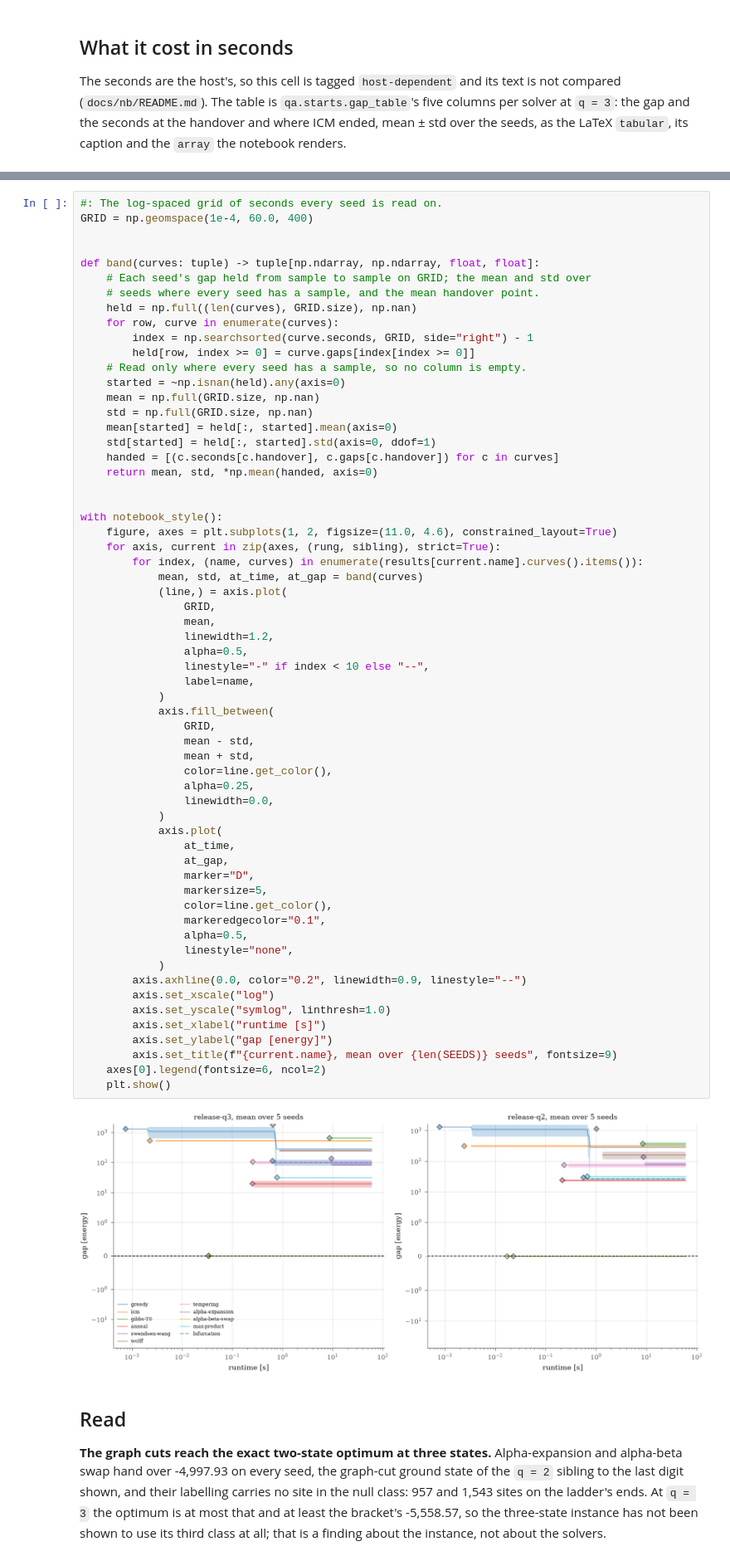
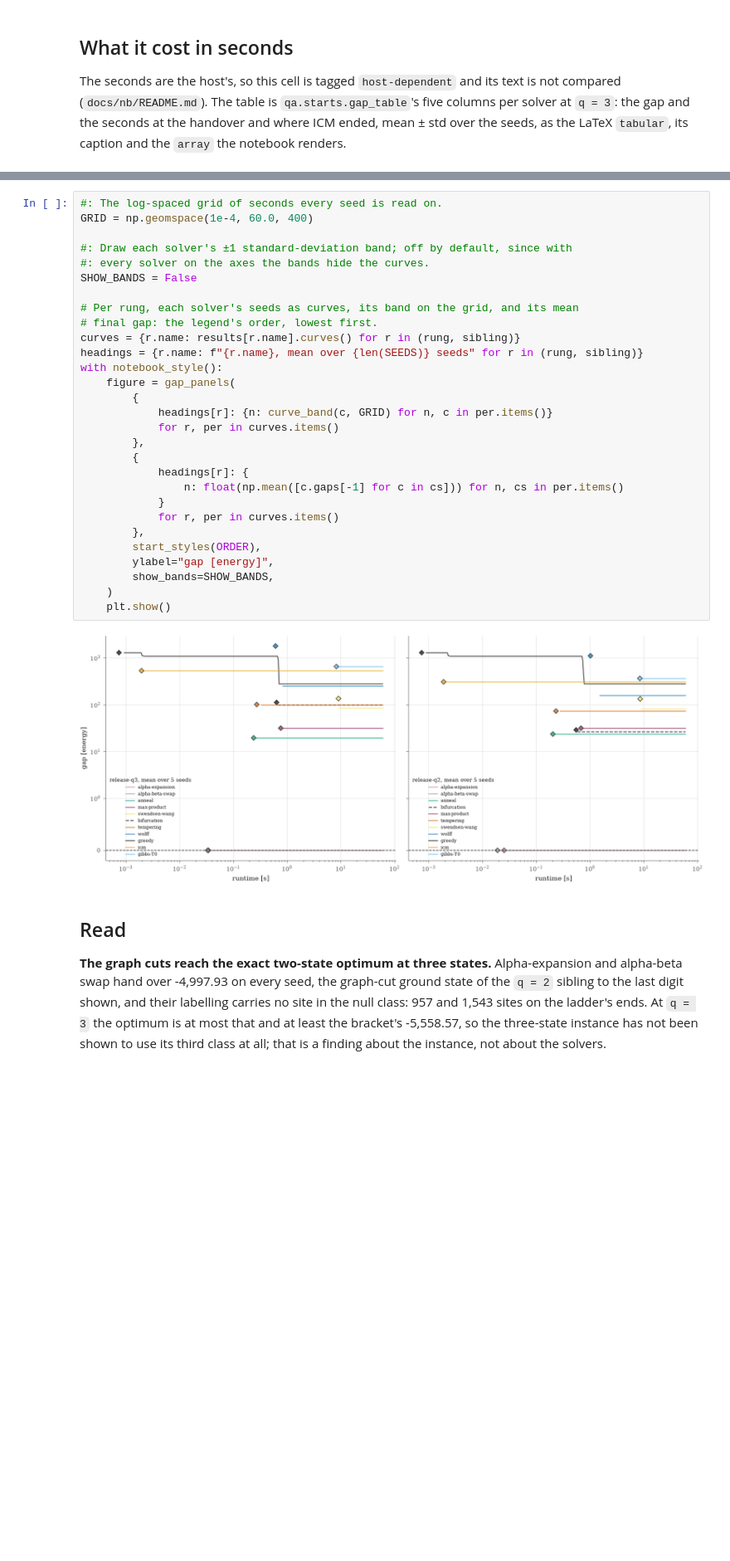
Before and after one commit to michaelJwilson/snakes_and_ladders, a Jupyter notebook: docs/nb/potts_starts.ipynb, the cells around one changed output, grey strips where cells are left out. Shown at 83% size. Drawn from its saved outputs; the diff is of its cells as text; blank space fills up the shorter version.

```diff
--- a/docs/nb/potts_starts.ipynb
+++ b/docs/nb/potts_starts.ipynb
@@ -349,66 +357,34 @@ on it. The x axis is a wall clock, so the cell is tagged `host-dependent`.
 # %%
 #: The log-spaced grid of seconds every seed is read on.
 GRID = np.geomspace(1e-4, 60.0, 400)
 
+#: Draw each solver's ±1 standard-deviation band; off by default, since with
+#: every solver on the axes the bands hide the curves.
+SHOW_BANDS = False
 
-def band(curves: tuple) -> tuple[np.ndarray, np.ndarray, float, float]:
-    # Each seed's gap held from sample to sample on GRID; the mean and std over
-    # seeds where every seed has a sample, and the mean handover point.
-    held = np.full((len(curves), GRID.size), np.nan)
-    for row, curve in enumerate(curves):
-        index = np.searchsorted(curve.seconds, GRID, side="right") - 1
-        held[row, index >= 0] = curve.gaps[index[index >= 0]]
-    # Read only where every seed has a sample, so no column is empty.
-    started = ~np.isnan(held).any(axis=0)
-    mean = np.full(GRID.size, np.nan)
-    std = np.full(GRID.size, np.nan)
-    mean[started] = held[:, started].mean(axis=0)
-    std[started] = held[:, started].std(axis=0, ddof=1)
-    handed = [(c.seconds[c.handover], c.gaps[c.handover]) for c in curves]
-    return mean, std, *np.mean(handed, axis=0)
-
-
+# Per rung, each solver's seeds as curves, its band on the grid, and its mean
+# final gap: the legend's order, lowest first.
+curves = {r.name: results[r.name].curves() for r in (rung, sibling)}
+headings = {r.name: f"{r.name}, mean over {len(SEEDS)} seeds" for r in (rung, sibling)}
 with notebook_style():
-    figure, axes = plt.subplots(1, 2, figsize=(11.0, 4.6), constrained_layout=True)
-    for axis, current in zip(axes, (rung, sibling), strict=True):
-        for index, (name, curves) in enumerate(results[current.name].curves().items()):
-            mean, std, at_time, at_gap = band(curves)
-            (line,) = axis.plot(
-                GRID,
-                mean,
-                linewidth=1.2,
-                alpha=0.5,
-                linestyle="-" if index < 10 else "--",
-                label=name,
-            )
-            axis.fill_between(
-                GRID,
-                mean - std,
-                mean + std,
-                color=line.get_color(),
-                alpha=0.25,
-                linewidth=0.0,
-            )
-            axis.plot(
-                at_time,
-                at_gap,
-                marker="D",
-                markersize=5,
-                color=line.get_color(),
-                markeredgecolor="0.1",
-                alpha=0.5,
-                linestyle="none",
-            )
-        axis.axhline(0.0, color="0.2", linewidth=0.9, linestyle="--")
-        axis.set_xscale("log")
-        axis.set_yscale("symlog", linthresh=1.0)
-        axis.set_xlabel("runtime [s]")
-        axis.set_ylabel("gap [energy]")
-        axis.set_title(f"{current.name}, mean over {len(SEEDS)} seeds", fontsize=9)
-    axes[0].legend(fontsize=6, ncol=2)
+    figure = gap_panels(
+        {
+            headings[r]: {n: curve_band(c, GRID) for n, c in per.items()}
+            for r, per in curves.items()
+        },
+        {
+            headings[r]: {
+                n: float(np.mean([c.gaps[-1] for c in cs])) for n, cs in per.items()
+            }
+            for r, per in curves.items()
+        },
+        start_styles(ORDER),
+        ylabel="gap [energy]",
+        show_bands=SHOW_BANDS,
+    )
     plt.show()
 # %% [output]
-[figure, old version]
+[figure, new version]
 # %% [markdown]
 ## Read
 
```
Also changed, not shown: parts of 3 cells of this notebook, 8 other files.
